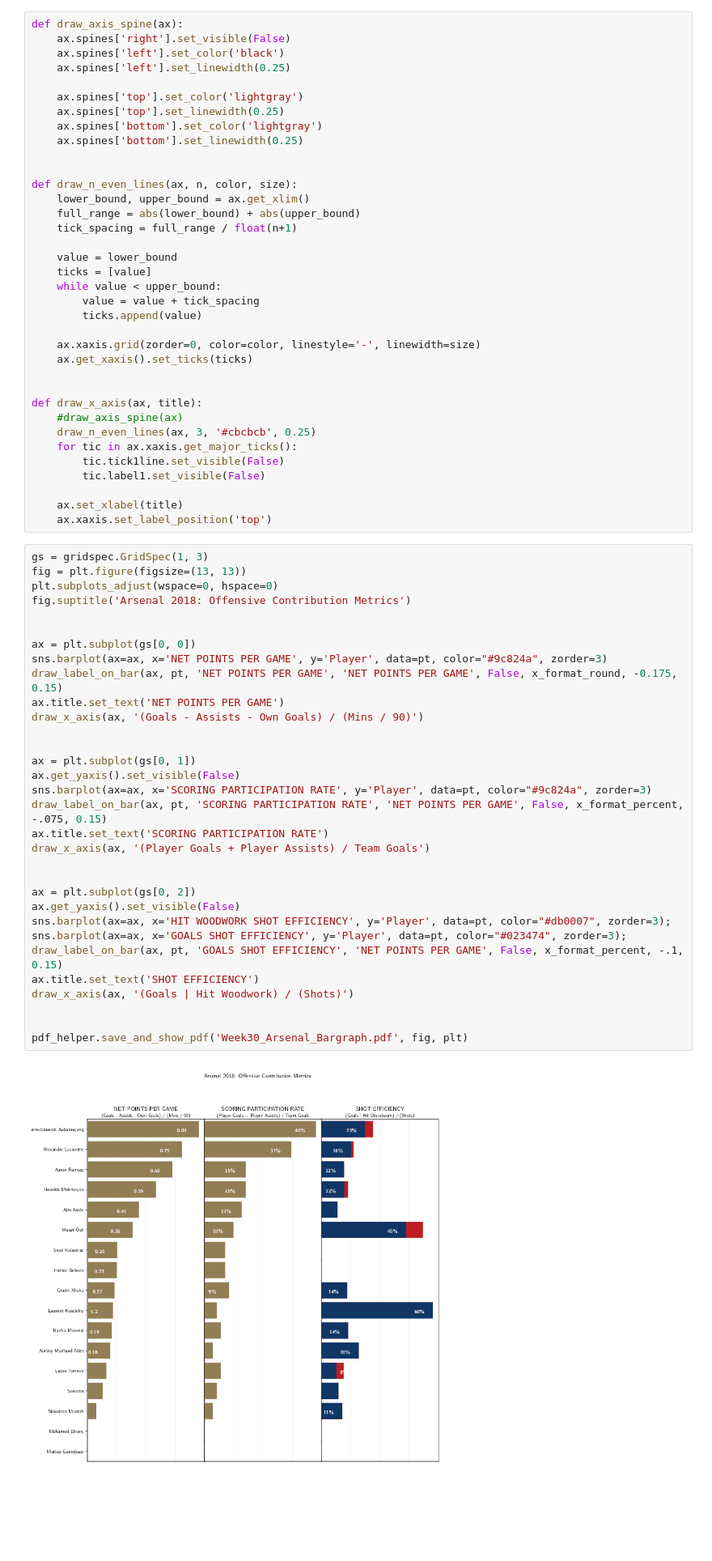
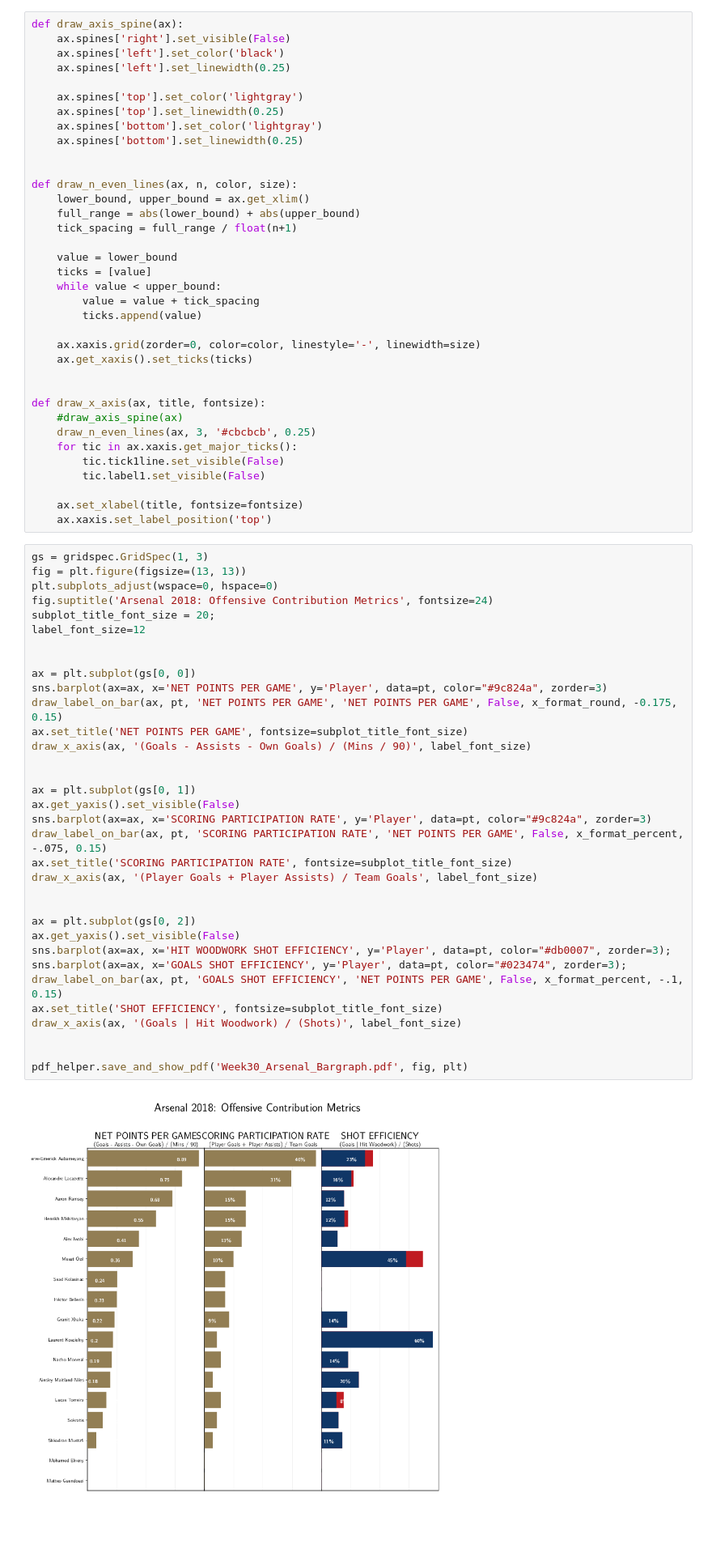
Before and after one commit to richhildebrand/makeover-monday-python, a Jupyter notebook: notebooks/2019 Week 30 Arsenal Stats/Bar graphs/Bar graphs.ipynb, the cells around one changed output. Shown at 81% size. Drawn from its saved outputs; the diff is of its cells as text.

Commit message:
added sizes to labels and titles

```diff
--- a/notebooks/2019 Week 30 Arsenal Stats/Bar graphs/Bar graphs.ipynb
+++ b/notebooks/2019 Week 30 Arsenal Stats/Bar graphs/Bar graphs.ipynb
@@ -141,46 +141,48 @@ def draw_n_even_lines(ax, n, color, size):
     ax.get_xaxis().set_ticks(ticks)
 
 
-def draw_x_axis(ax, title):
+def draw_x_axis(ax, title, fontsize):
     #draw_axis_spine(ax)
     draw_n_even_lines(ax, 3, '#cbcbcb', 0.25)
     for tic in ax.xaxis.get_major_ticks():
         tic.tick1line.set_visible(False)
         tic.label1.set_visible(False)
 
-    ax.set_xlabel(title)
+    ax.set_xlabel(title, fontsize=fontsize)
     ax.xaxis.set_label_position('top')
 # %%
 gs = gridspec.GridSpec(1, 3)
 fig = plt.figure(figsize=(13, 13))
 plt.subplots_adjust(wspace=0, hspace=0)
-fig.suptitle('Arsenal 2018: Offensive Contribution Metrics')
+fig.suptitle('Arsenal 2018: Offensive Contribution Metrics', fontsize=24)
+subplot_title_font_size = 20;
+label_font_size=12
 
 
 ax = plt.subplot(gs[0, 0])
 sns.barplot(ax=ax, x='NET POINTS PER GAME', y='Player', data=pt, color="#9c824a", zorder=3)
 draw_label_on_bar(ax, pt, 'NET POINTS PER GAME', 'NET POINTS PER GAME', False, x_format_round, -0.175, 0.15)
-ax.title.set_text('NET POINTS PER GAME')
-draw_x_axis(ax, '(Goals - Assists - Own Goals) / (Mins / 90)')
+ax.set_title('NET POINTS PER GAME', fontsize=subplot_title_font_size)
+draw_x_axis(ax, '(Goals - Assists - Own Goals) / (Mins / 90)', label_font_size)
 
 
 ax = plt.subplot(gs[0, 1])
 ax.get_yaxis().set_visible(False)
 sns.barplot(ax=ax, x='SCORING PARTICIPATION RATE', y='Player', data=pt, color="#9c824a", zorder=3)
 draw_label_on_bar(ax, pt, 'SCORING PARTICIPATION RATE', 'NET POINTS PER GAME', False, x_format_percent, -.075, 0.15)
-ax.title.set_text('SCORING PARTICIPATION RATE')
-draw_x_axis(ax, '(Player Goals + Player Assists) / Team Goals')
+ax.set_title('SCORING PARTICIPATION RATE', fontsize=subplot_title_font_size)
+draw_x_axis(ax, '(Player Goals + Player Assists) / Team Goals', label_font_size)
 
 
 ax = plt.subplot(gs[0, 2])
 ax.get_yaxis().set_visible(False)
 sns.barplot(ax=ax, x='HIT WOODWORK SHOT EFFICIENCY', y='Player', data=pt, color="#db0007", zorder=3);
 sns.barplot(ax=ax, x='GOALS SHOT EFFICIENCY', y='Player', data=pt, color="#023474", zorder=3);
 draw_label_on_bar(ax, pt, 'GOALS SHOT EFFICIENCY', 'NET POINTS PER GAME', False, x_format_percent, -.1, 0.15)
-ax.title.set_text('SHOT EFFICIENCY')
-draw_x_axis(ax, '(Goals | Hit Woodwork) / (Shots)')
+ax.set_title('SHOT EFFICIENCY', fontsize=subplot_title_font_size)
+draw_x_axis(ax, '(Goals | Hit Woodwork) / (Shots)', label_font_size)
 
 
 pdf_helper.save_and_show_pdf('Week30_Arsenal_Bargraph.pdf', fig, plt)
 # %% [output]
-[figure, old version]
+[figure, new version]
```
Also changed, not shown: 1 other file.
